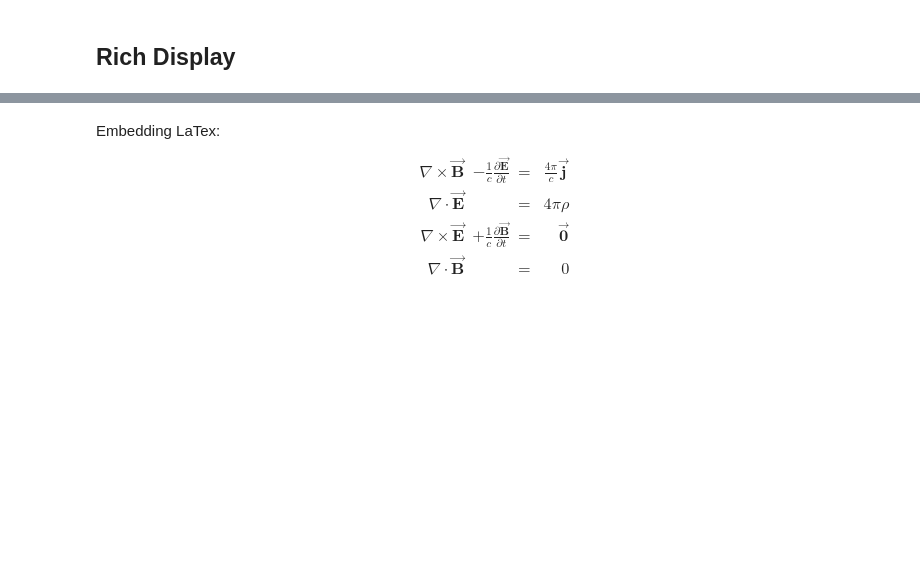
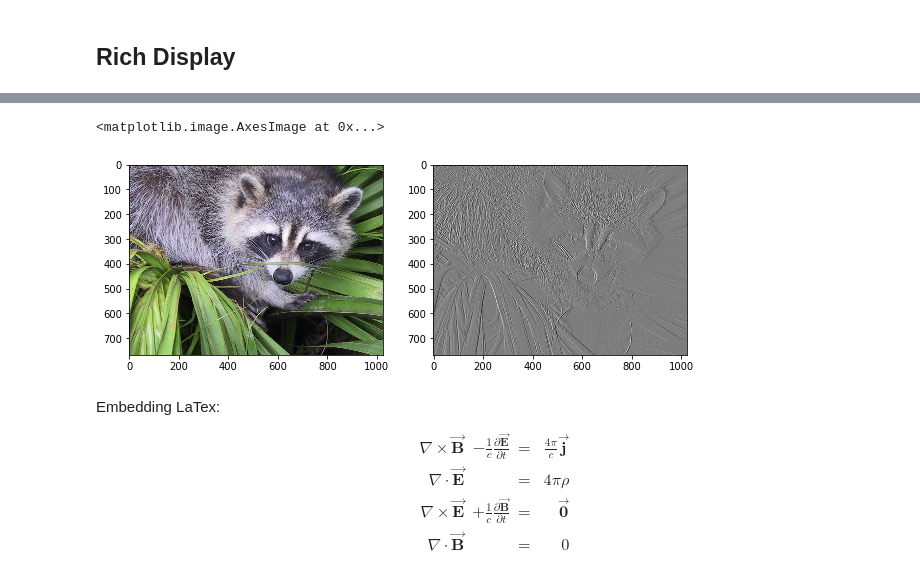
Before and after one commit to lardellin/didactic-bassoon, a Jupyter notebook: Introduction.ipynb, the cells around one changed output, grey strips where cells are left out. Drawn from its saved outputs; the diff is of its cells as text; code cells hidden in the pictures; blank space fills up the shorter version.

```diff
--- a/Introduction.ipynb
+++ b/Introduction.ipynb
@@ -218,3 +231,20 @@ plt.legend()
+# %%
+from scipy import misc, ndimage
+face = misc.face()
+
+%matplotlib inline
+plt.figure(figsize=(10,6))
+plt.subplot(121)
+plt.imshow(face)
+
+face2 = np.sum(face, axis=2)/256/3
+face3 = ndimage.sobel(face2)
+plt.subplot(122)
+plt.gray()
+plt.imshow(face3)
+# %% [output]
+<matplotlib.image.AxesImage at 0x...>
+[figure, added]
 # %% [markdown]
 Embedding LaTex:
 \begin{eqnarray}
```
Also changed, not shown: parts of 72 cells of this notebook, 1 other file.
